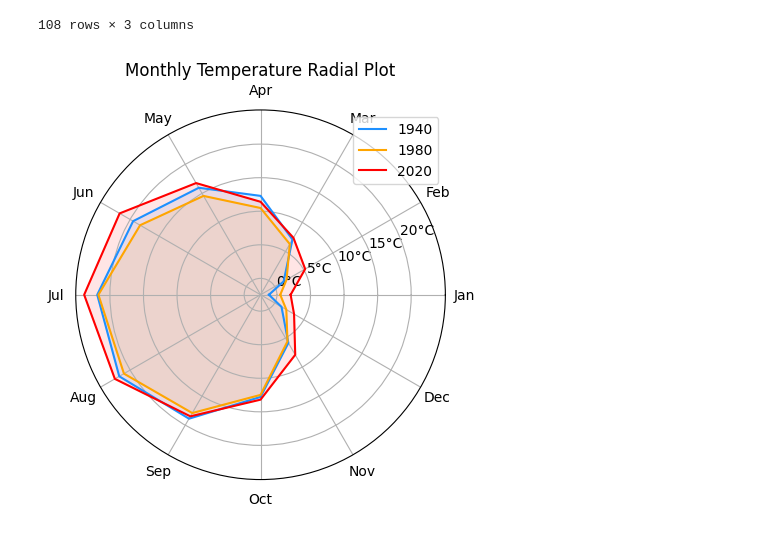
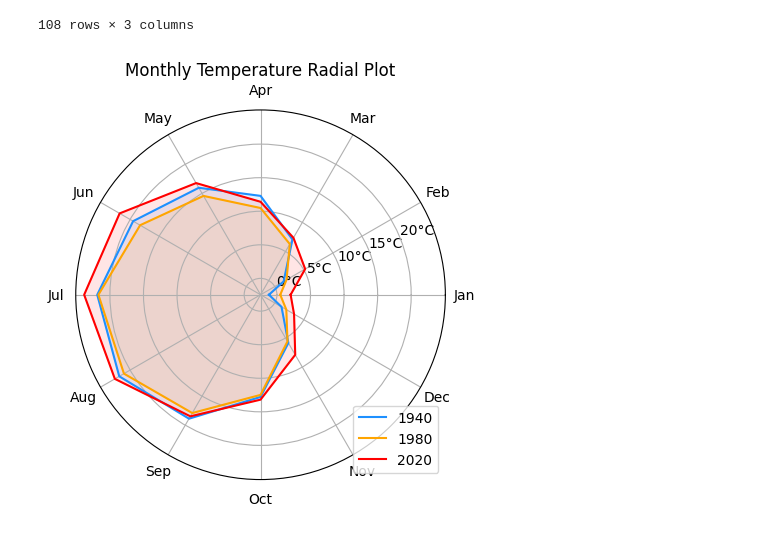
Before and after one commit to Favo02-unimi/visualizzazione-scientifica, a Jupyter notebook: weather.ipynb, the cells around one changed output. Drawn from its saved outputs; the diff is of its cells as text; code cells hidden in the pictures.

```diff
--- a/weather.ipynb
+++ b/weather.ipynb
@@ -86,30 +86,30 @@ decadal_monthly_avg
 # %%
 angles = np.deg2rad(np.linspace(0, 360, 12, endpoint=False))
 angles = np.append(angles, 0)
 
 fig, ax = plt.subplots(subplot_kw={"projection": "polar"})
 
 colors = ["dodgerblue", "orange", "red"]
 
 i = 0
 for decade in range(1940, 2021, 40):
   temperatures = decadal_monthly_avg[decadal_monthly_avg["decade"] == decade]
   temperatures_data = temperatures["mean_temp"].to_numpy()
   temperatures_data = np.append(temperatures_data, temperatures_data[0])
 
   ax.plot(angles, temperatures_data, label=decade, color=colors[i])
   ax.fill(angles, temperatures_data, alpha=0.1, color=colors[i])
   i += 1
 
 
 ax.set_xticks(angles[:-1])
 ax.set_xticklabels(["Jan", "Feb", "Mar", "Apr", "May", "Jun", "Jul", "Aug", "Sep", "Oct", "Nov", "Dec"])
 
 ax.set_yticks(range(0, int(max(temperatures["mean_temp"]) + 1), 5))
 ax.set_yticklabels([str(t) + "°C" for t in range(0, int(max(temperatures["mean_temp"]) + 1), 5)])
 
 ax.set_title("Monthly Temperature Radial Plot")
-plt.legend()
+plt.legend(loc="lower right")
 plt.show()
 # %% [output]
-[figure, old version]
+[figure, new version]
```
Also changed, not shown: parts of 2 cells of this notebook.
